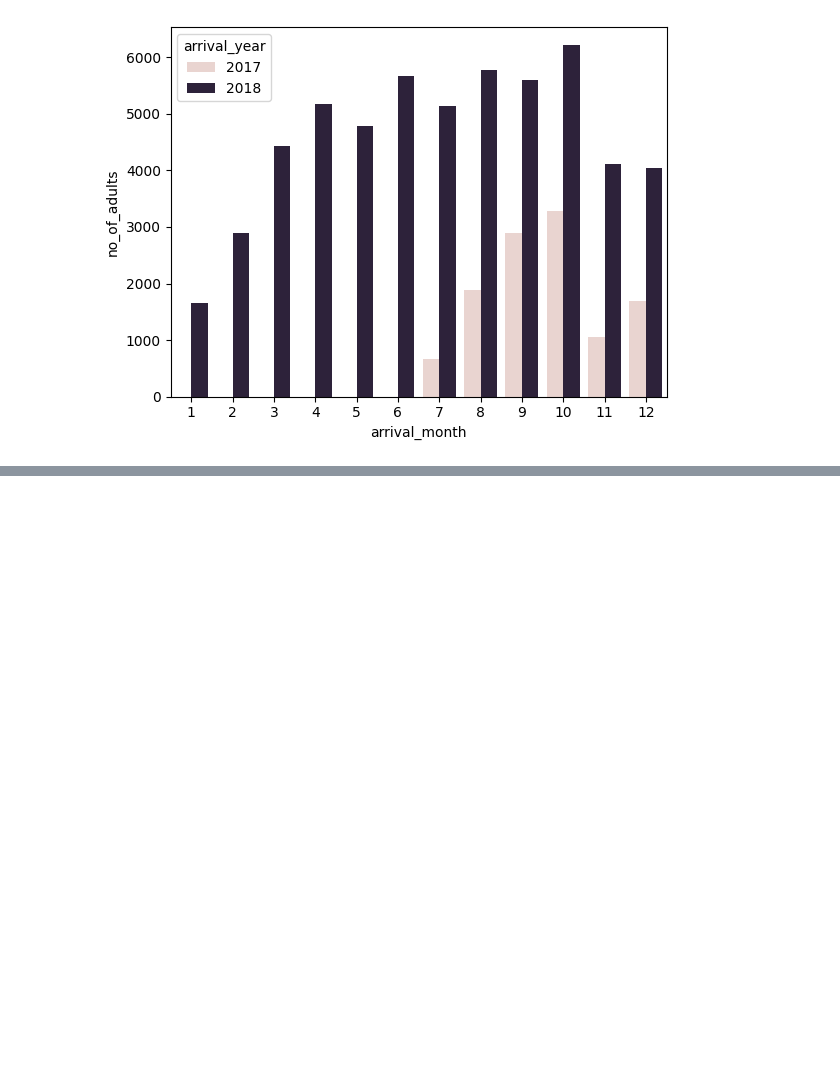
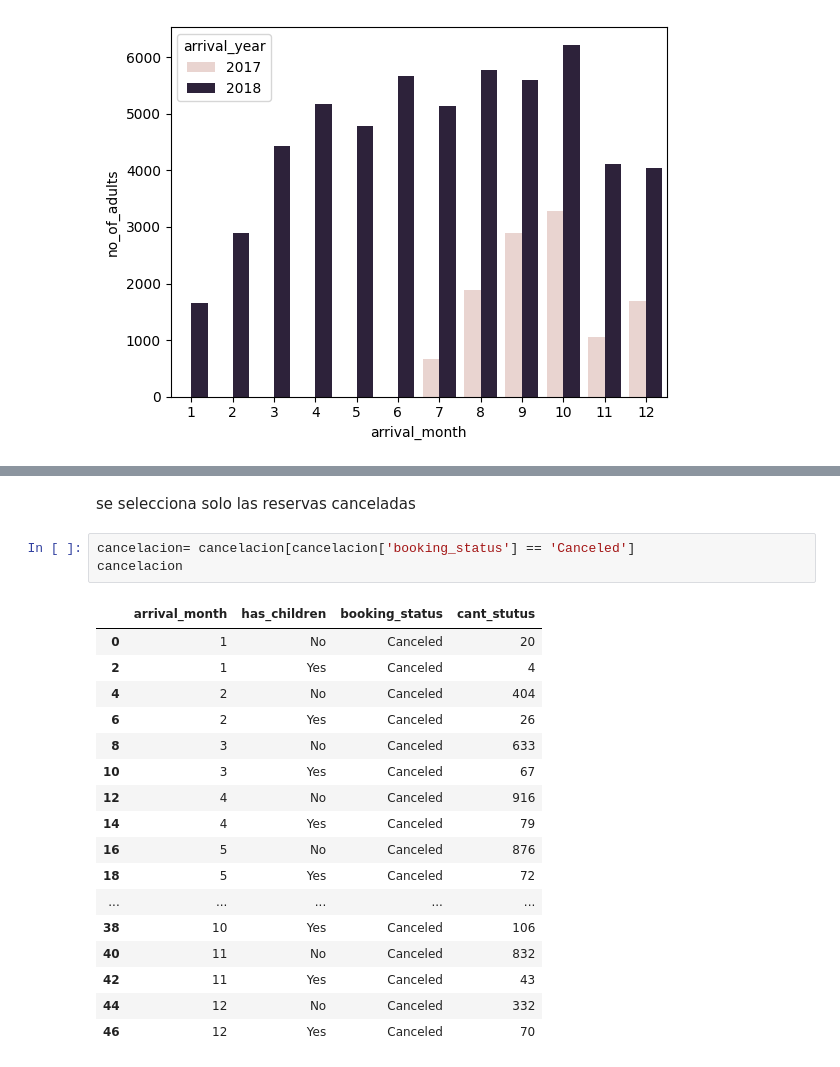
Before and after one commit to AndresCba89/reservas_hoteles, a Jupyter notebook: hotel.ipynb, the cells around one changed output, grey strips where cells are left out. Cells and saved outputs as stored; diff of their text form; blank space fills up the shorter version.

```diff
--- a/hotel.ipynb
+++ b/hotel.ipynb
@@ -150,0 +217,23 @@ ax = sns.barplot(x="arrival_month", y='no_of_adults',  data=eje_y, hue="arrival_
+# %% [markdown]
+se selecciona solo las reservas canceladas
+# %%
+cancelacion= cancelacion[cancelacion['booking_status'] == 'Canceled']
+cancelacion
+# %% [output]
+|  | arrival_month | has_children | booking_status | cant_stutus |
+| 0 | 1 | No | Canceled | 20 |
+| 2 | 1 | Yes | Canceled | 4 |
+| 4 | 2 | No | Canceled | 404 |
+| 6 | 2 | Yes | Canceled | 26 |
+| 8 | 3 | No | Canceled | 633 |
+| 10 | 3 | Yes | Canceled | 67 |
+| 12 | 4 | No | Canceled | 916 |
+| 14 | 4 | Yes | Canceled | 79 |
+| 16 | 5 | No | Canceled | 876 |
+| 18 | 5 | Yes | Canceled | 72 |
+| ... | ... | ... | ... | ... |
+| 38 | 10 | Yes | Canceled | 106 |
+| 40 | 11 | No | Canceled | 832 |
+| 42 | 11 | Yes | Canceled | 43 |
+| 44 | 12 | No | Canceled | 332 |
+| 46 | 12 | Yes | Canceled | 70 |
```
Also changed, not shown: parts of 9 cells of this notebook.
